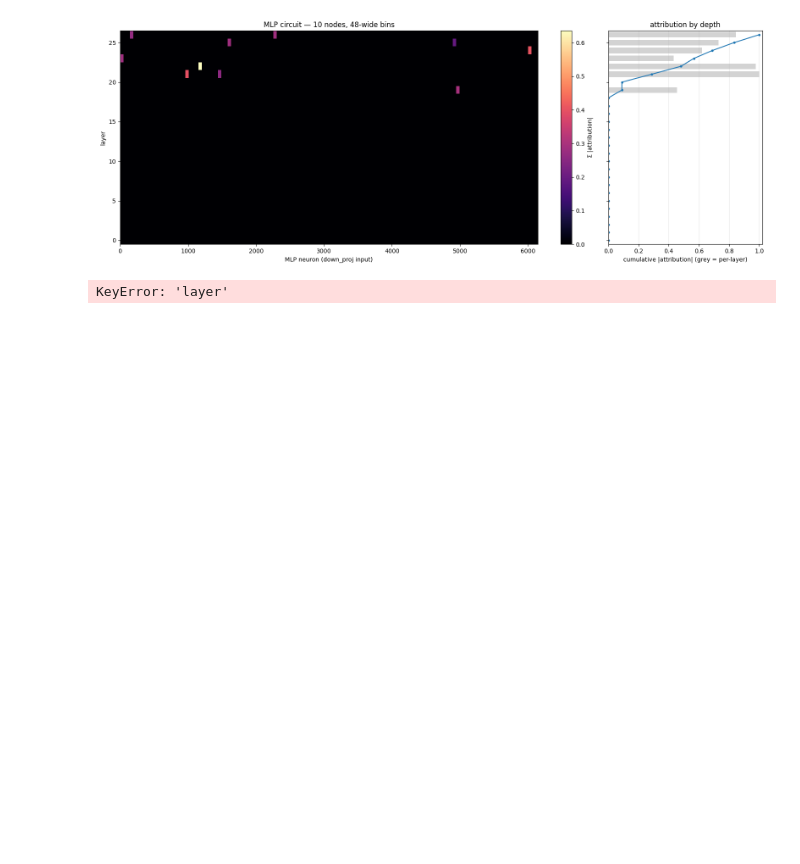
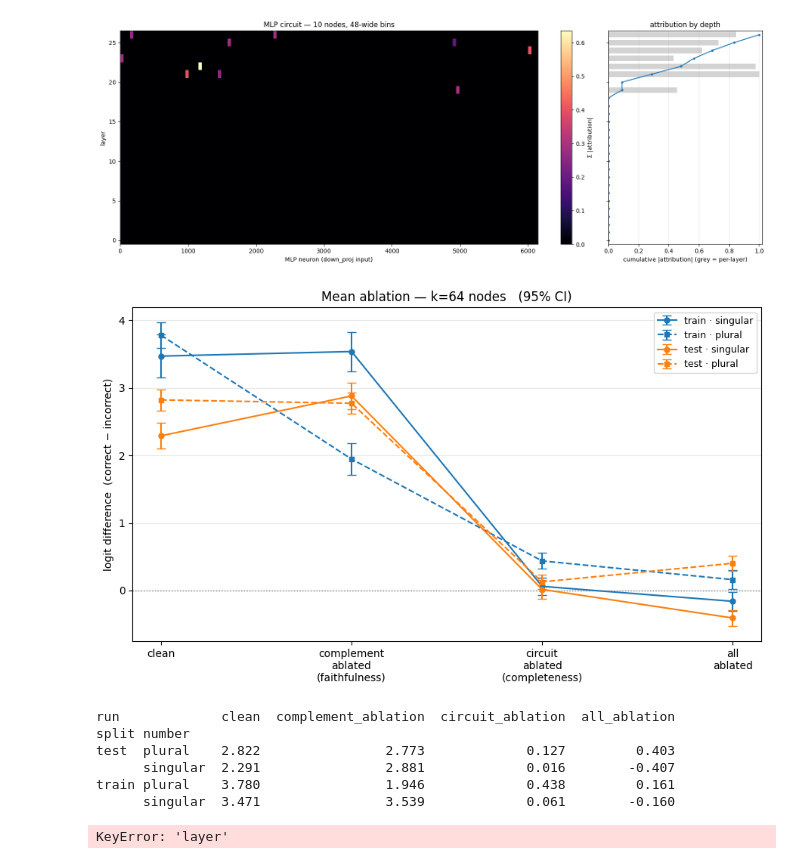
Before and after one commit to zstud04/wug-test-interp, a Jupyter notebook: analysis/interp/das_results copy.ipynb, the cells around one changed output. Cells and saved outputs as stored; diff of their text form; code cells hidden in the pictures; blank space fills up the shorter version.

```diff
--- a/analysis/interp/das_results copy.ipynb
+++ b/analysis/interp/das_results copy.ipynb
@@ -153,6 +153,63 @@ ax1.grid(axis="x", alpha=.3)
 plt.tight_layout(); plt.show()
 # %% [output]
 [figure]
+# %%
+APATH = "../../results/interp/Qwen3-VL-2B-Instruct/ablation_trial/"
+abl = pd.read_csv(APATH + "ablation_mlpact_k_64.csv")
+
+RUNS = ["clean", "complement_ablation", "circuit_ablation", "all_ablation"]
+LABELS = ["clean", "complement\nablated\n(faithfulness)",
+          "circuit\nablated\n(completeness)", "all\nablated"]
+
+# A is always the verb agreeing with the eval sentence -> correct - incorrect
+for p in RUNS:
+    abl[f"m_{p}"] = abl[f"{p}_logp_A"] - abl[f"{p}_logp_B"]
+
+# inverse=0: eval sentence was base_sentence_sg; inverse=1: base_sentence_pl
+abl["number"] = abl["inverse"].map({0: "singular", 1: "plural"})
+
+def ci95(s):
+    return 1.96 * s.std(ddof=1) / np.sqrt(len(s))
+
+stats = (abl.melt(id_vars=["split", "number"],
+                  value_vars=[f"m_{p}" for p in RUNS],
+                  var_name="run", value_name="m")
+            .assign(run=lambda d: d["run"].str[2:])
+            .groupby(["split", "number", "run"])["m"]
+            .agg(mean="mean", ci=ci95, n="size")
+            .reset_index())
+
+x = np.arange(len(RUNS))
+STYLE = {("train", "singular"): ("tab:blue",  "-",  "o"),
+         ("train", "plural"):   ("tab:blue",  "--", "s"),
+         ("test",  "singular"): ("tab:orange", "-",  "o"),
+         ("test",  "plural"):   ("tab:orange", "--", "s")}
+
+fig, ax = plt.subplots(figsize=(9, 5.5))
+for (split, number), (c, ls, mk) in STYLE.items():
+    s = (stats[(stats.split == split) & (stats.number == number)]
+         .set_index("run").loc[RUNS])
+    ax.errorbar(x, s["mean"], yerr=s["ci"], color=c, ls=ls, marker=mk,
+                ms=5, capsize=4, lw=1.5, label=f"{split} · {number}")
+
+ax.axhline(0, color="grey", lw=1, ls=":")
+ax.set_xticks(x); ax.set_xticklabels(LABELS)
+ax.set_ylabel("logit difference  (correct − incorrect)")
+ax.set_title(f"Mean ablation — k={abl.n_nodes.iloc[0]} nodes   (95% CI)")
+ax.legend(title=None, fontsize=9)
+ax.grid(axis="y", alpha=.3)
+plt.tight_layout(); plt.show()
+
+print(stats.pivot_table(index=["split", "number"], columns="run",
+                        values="mean")[RUNS].round(3))
+# %% [output]
+[figure, added]
+run             clean  complement_ablation  circuit_ablation  all_ablation
+split number
+test  plural    2.822                2.773             0.127         0.403
+      singular  2.291                2.881             0.016        -0.407
+train plural    3.780                1.946             0.438         0.161
+      singular  3.471                3.539             0.061        -0.160
 # %%
 DIRS = {0: "singular→plural", 1: "plural→singular"}
 
```
Also changed, not shown: 26 other files.
